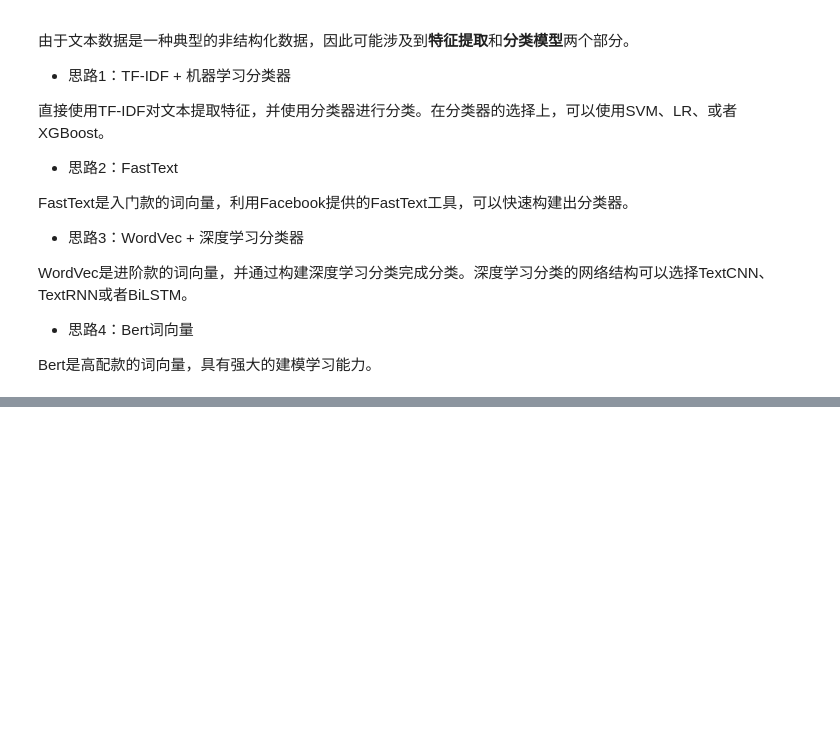
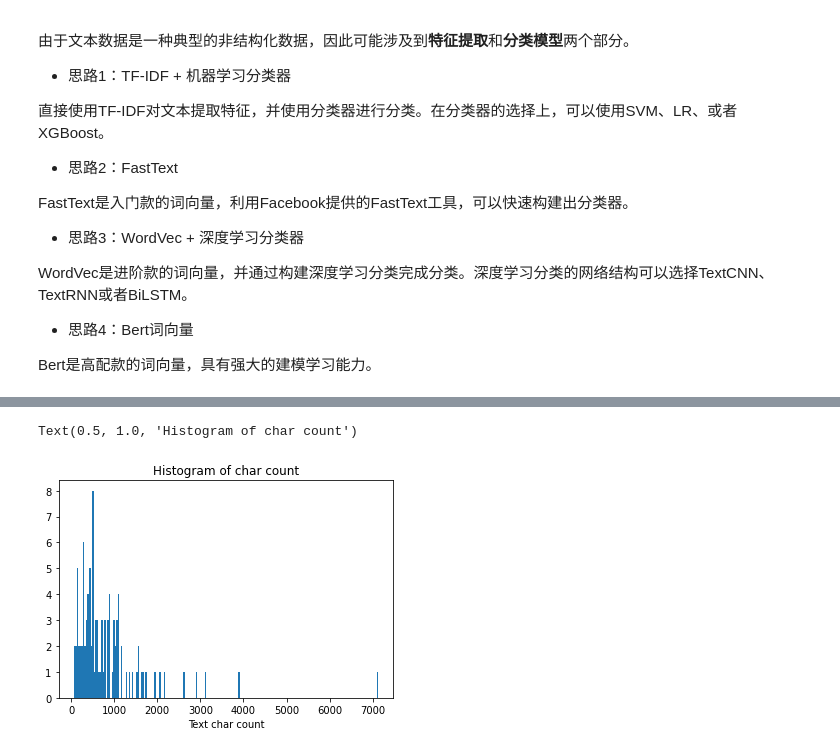
Before and after one commit to LonelVino/Tianchi_, a Jupyter notebook: Competition/News_classification/新闻文本分类.ipynb, the cells around one changed output, grey strips where cells are left out. Saved outputs shown, nothing was run; the diff lists cells and outputs as text; code cells hidden in the pictures; blank space fills up the shorter version.

```diff
--- a/Competition/News_classification/新闻文本分类.ipynb
+++ b/Competition/News_classification/新闻文本分类.ipynb
@@ -77,0 +92,4 @@ train_df.head()
+# %%
+%pylab inline
+train_df['text_len'] = train_df['text'].apply(lambda x: len(x.split(' ')))
+print(train_df['text_len'].describe())
@@ -77,0 +113,7 @@ train_df.head()
+# %%
+_ = plt.hist(train_df['text_len'], bins=200)
+plt.xlabel('Text char count')
+plt.title('Histogram of char count')
+# %% [output]
+Text(0.5, 1.0, 'Histogram of char count')
+[figure, added]
```
Also changed, not shown: parts of 15 cells of this notebook, 1 other file.
